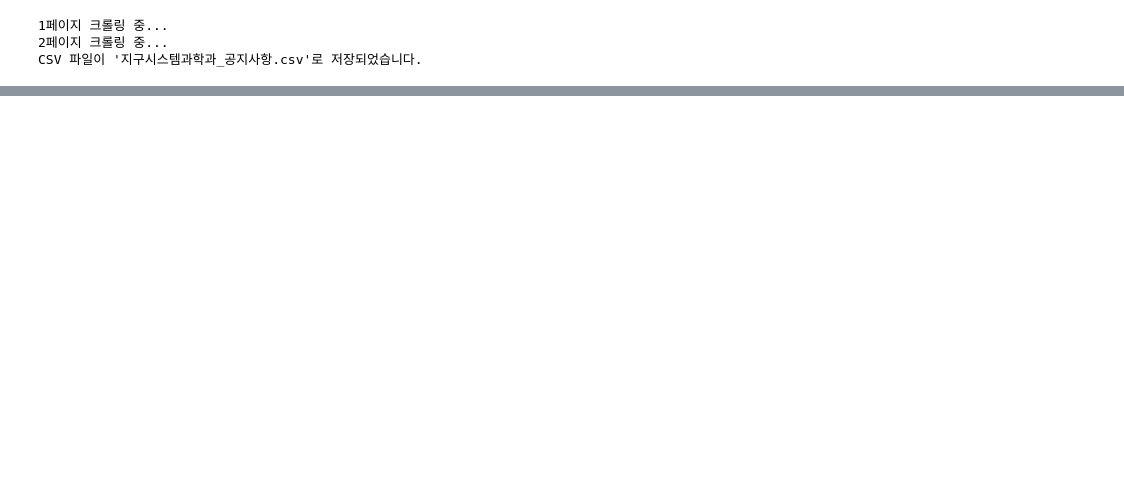
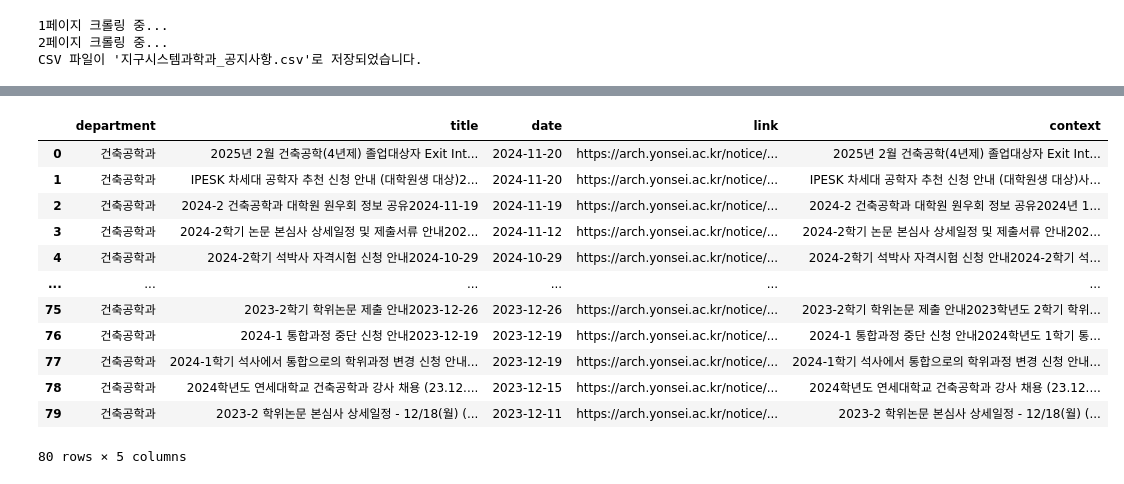
Before and after one commit to YBIGTA/25th-conference-NoticeHub, a Jupyter notebook: data/crawling.ipynb, the cells around one changed output, grey strips where cells are left out. Saved outputs shown, nothing was run; the diff lists cells and outputs as text; code cells hidden in the pictures; blank space fills up the shorter version.

```diff
--- a/data/crawling.ipynb
+++ b/data/crawling.ipynb
@@ -2388,0 +2832,16 @@ CSV 파일이 '지구시스템과학과_공지사항.csv'로 저장되었습니
+# %%
+df
+# %% [output]
+|  | department | title | date | link | context |
+| 0 | 건축공학과 | 2025년 2월 건축공학(4년제) 졸업대상자 Exit Int... | 2024-11-20 | https://arch.yonsei.ac.kr/notice/... | 2025년 2월 건축공학(4년제) 졸업대상자 Exit Int... |
+| 1 | 건축공학과 | IPESK 차세대 공학자 추천 신청 안내 (대학원생 대상)2... | 2024-11-20 | https://arch.yonsei.ac.kr/notice/... | IPESK 차세대 공학자 추천 신청 안내 (대학원생 대상)사... |
+| 2 | 건축공학과 | 2024-2 건축공학과 대학원 원우회 정보 공유2024-11-19 | 2024-11-19 | https://arch.yonsei.ac.kr/notice/... | 2024-2 건축공학과 대학원 원우회 정보 공유2024년 1... |
+| 3 | 건축공학과 | 2024-2학기 논문 본심사 상세일정 및 제출서류 안내202... | 2024-11-12 | https://arch.yonsei.ac.kr/notice/... | 2024-2학기 논문 본심사 상세일정 및 제출서류 안내202... |
+| 4 | 건축공학과 | 2024-2학기 석박사 자격시험 신청 안내2024-10-29 | 2024-10-29 | https://arch.yonsei.ac.kr/notice/... | 2024-2학기 석박사 자격시험 신청 안내2024-2학기 석... |
+| ... | ... | ... | ... | ... | ... |
+| 75 | 건축공학과 | 2023-2학기 학위논문 제출 안내2023-12-26 | 2023-12-26 | https://arch.yonsei.ac.kr/notice/... | 2023-2학기 학위논문 제출 안내2023학년도 2학기 학위... |
+| 76 | 건축공학과 | 2024-1 통합과정 중단 신청 안내2023-12-19 | 2023-12-19 | https://arch.yonsei.ac.kr/notice/... | 2024-1 통합과정 중단 신청 안내2024학년도 1학기 통... |
+| 77 | 건축공학과 | 2024-1학기 석사에서 통합으로의 학위과정 변경 신청 안내... | 2023-12-19 | https://arch.yonsei.ac.kr/notice/... | 2024-1학기 석사에서 통합으로의 학위과정 변경 신청 안내... |
+| 78 | 건축공학과 | 2024학년도 연세대학교 건축공학과 강사 채용 (23.12.... | 2023-12-15 | https://arch.yonsei.ac.kr/notice/... | 2024학년도 연세대학교 건축공학과 강사 채용 (23.12.... |
+| 79 | 건축공학과 | 2023-2 학위논문 본심사 상세일정 - 12/18(월) (... | 2023-12-11 | https://arch.yonsei.ac.kr/notice/... | 2023-2 학위논문 본심사 상세일정 - 12/18(월) (... |
+80 rows × 5 columns
```
Also changed, not shown: parts of 8 cells of this notebook, 5 other files.
